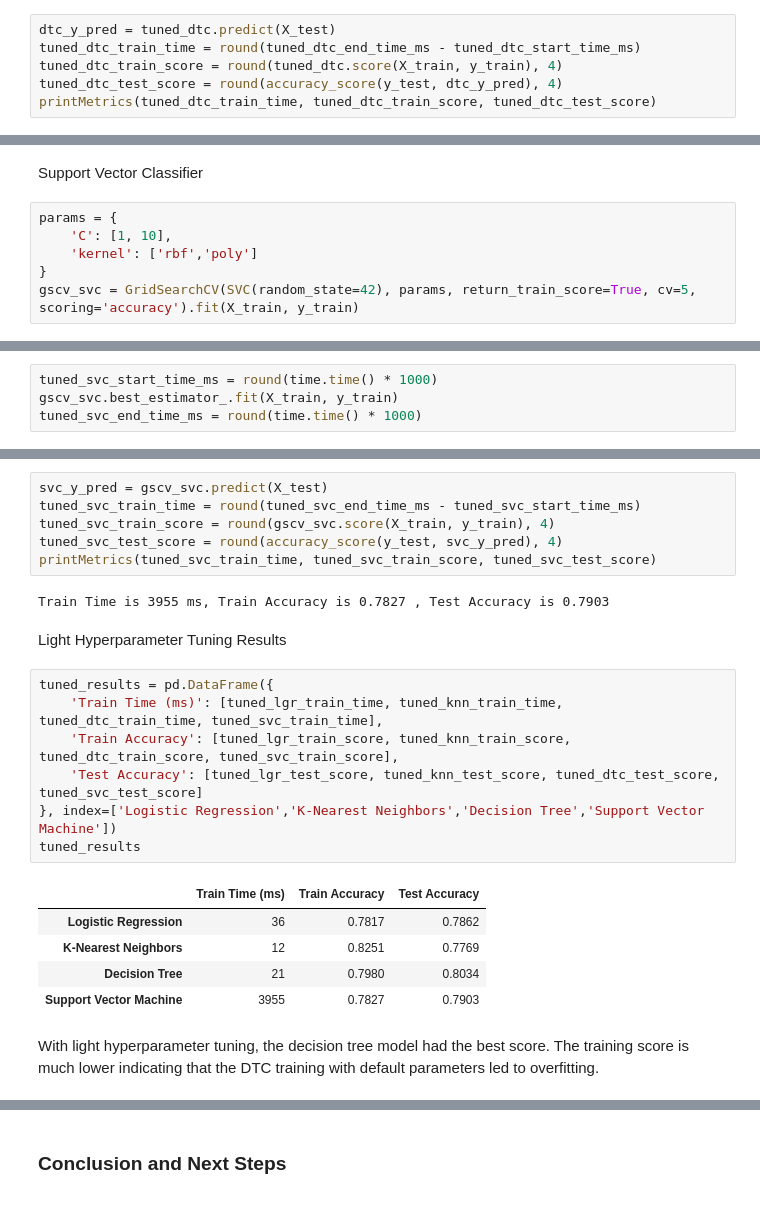
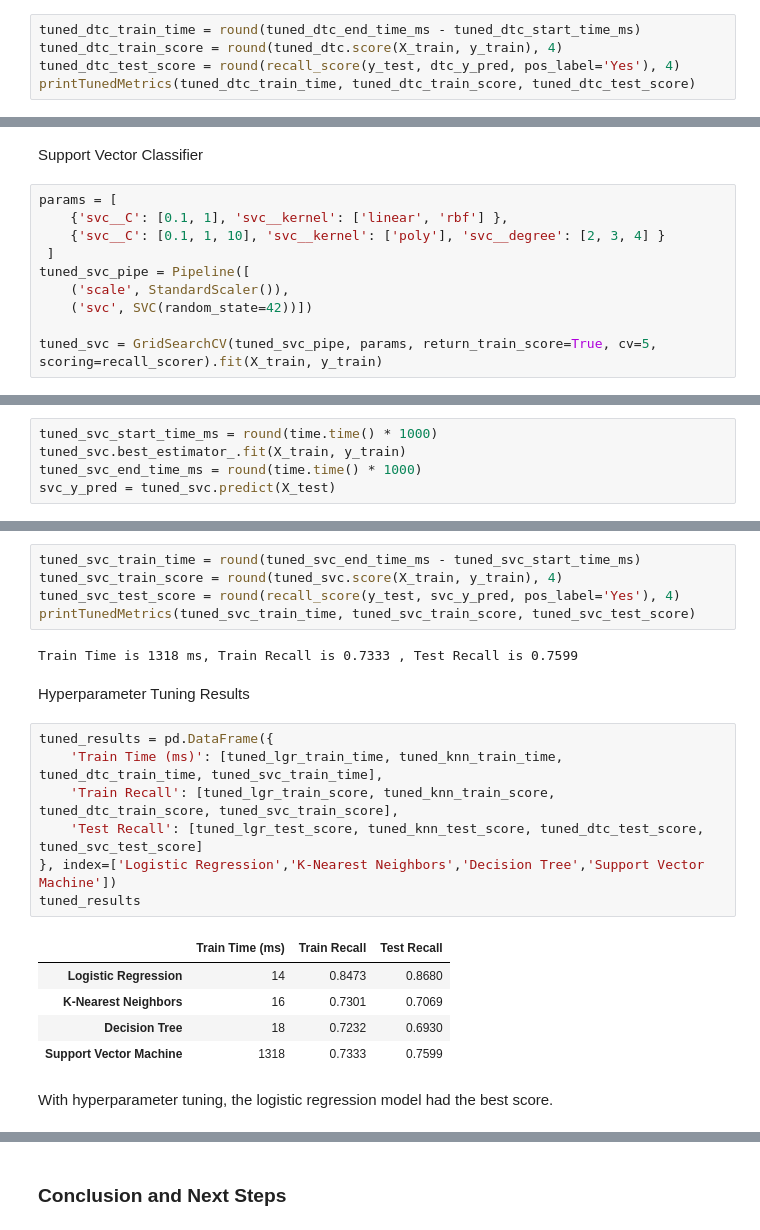
Before and after one commit to jeremystairs/UCB-MLAI-Capstone, a Jupyter notebook: capstone.ipynb, the cells around one changed output, grey strips where cells are left out. Cells and saved outputs as stored; diff of their text form.

```diff
--- a/capstone.ipynb
+++ b/capstone.ipynb
@@ -492,7 +566,6 @@ tuned_dtc_end_time_ms = round(time.time() * 1000)
 # %%
-dtc_y_pred = tuned_dtc.predict(X_test)
 tuned_dtc_train_time = round(tuned_dtc_end_time_ms - tuned_dtc_start_time_ms)
 tuned_dtc_train_score = round(tuned_dtc.score(X_train, y_train), 4)
-tuned_dtc_test_score = round(accuracy_score(y_test, dtc_y_pred), 4)
-printMetrics(tuned_dtc_train_time, tuned_dtc_train_score, tuned_dtc_test_score)
+tuned_dtc_test_score = round(recall_score(y_test, dtc_y_pred, pos_label='Yes'), 4)
+printTunedMetrics(tuned_dtc_train_time, tuned_dtc_train_score, tuned_dtc_test_score)
 # %% [output]
@@ -500,9 +573,13 @@ Train Time is 21 ms, Train Accuracy is 0.798 , Test Accuracy is 0.8034
 # %% [markdown]
 Support Vector Classifier
 # %%
-params = {
-    'C': [1, 10],
-    'kernel': ['rbf','poly']
-}
-gscv_svc = GridSearchCV(SVC(random_state=42), params, return_train_score=True, cv=5, scoring='accuracy').fit(X_train, y_train)
+params = [
+    {'svc__C': [0.1, 1], 'svc__kernel': ['linear', 'rbf'] },
+    {'svc__C': [0.1, 1, 10], 'svc__kernel': ['poly'], 'svc__degree': [2, 3, 4] }
+ ]
+tuned_svc_pipe = Pipeline([
+    ('scale', StandardScaler()),
+    ('svc', SVC(random_state=42))])
+
+tuned_svc = GridSearchCV(tuned_svc_pipe, params, return_train_score=True, cv=5, scoring=recall_scorer).fit(X_train, y_train)
 # %%
@@ -512,4 +589,5 @@ print(gscv_svc.best_params_)
 # %%
 tuned_svc_start_time_ms = round(time.time() * 1000)
-gscv_svc.best_estimator_.fit(X_train, y_train)
+tuned_svc.best_estimator_.fit(X_train, y_train)
 tuned_svc_end_time_ms = round(time.time() * 1000)
+svc_y_pred = tuned_svc.predict(X_test)
@@ -516,25 +604,24 @@ tuned_svc_end_time_ms = round(time.time() * 1000)
 # %%
-svc_y_pred = gscv_svc.predict(X_test)
 tuned_svc_train_time = round(tuned_svc_end_time_ms - tuned_svc_start_time_ms)
-tuned_svc_train_score = round(gscv_svc.score(X_train, y_train), 4)
-tuned_svc_test_score = round(accuracy_score(y_test, svc_y_pred), 4)
-printMetrics(tuned_svc_train_time, tuned_svc_train_score, tuned_svc_test_score)
+tuned_svc_train_score = round(tuned_svc.score(X_train, y_train), 4)
+tuned_svc_test_score = round(recall_score(y_test, svc_y_pred, pos_label='Yes'), 4)
+printTunedMetrics(tuned_svc_train_time, tuned_svc_train_score, tuned_svc_test_score)
 # %% [output]
-Train Time is 3955 ms, Train Accuracy is 0.7827 , Test Accuracy is 0.7903
+Train Time is 1318 ms, Train Recall is 0.7333 , Test Recall is 0.7599
 # %% [markdown]
-Light Hyperparameter Tuning Results
+Hyperparameter Tuning Results
 # %%
 tuned_results = pd.DataFrame({
     'Train Time (ms)': [tuned_lgr_train_time, tuned_knn_train_time, tuned_dtc_train_time, tuned_svc_train_time],
-    'Train Accuracy': [tuned_lgr_train_score, tuned_knn_train_score, tuned_dtc_train_score, tuned_svc_train_score],
-    'Test Accuracy': [tuned_lgr_test_score, tuned_knn_test_score, tuned_dtc_test_score, tuned_svc_test_score]
+    'Train Recall': [tuned_lgr_train_score, tuned_knn_train_score, tuned_dtc_train_score, tuned_svc_train_score],
+    'Test Recall': [tuned_lgr_test_score, tuned_knn_test_score, tuned_dtc_test_score, tuned_svc_test_score]
 }, index=['Logistic Regression','K-Nearest Neighbors','Decision Tree','Support Vector Machine'])
 tuned_results
 # %% [output]
-|  | Train Time (ms) | Train Accuracy | Test Accuracy |
-| Logistic Regression | 36 | 0.7817 | 0.7862 |
-| K-Nearest Neighbors | 12 | 0.8251 | 0.7769 |
-| Decision Tree | 21 | 0.7980 | 0.8034 |
-| Support Vector Machine | 3955 | 0.7827 | 0.7903 |
+|  | Train Time (ms) | Train Recall | Test Recall |
+| Logistic Regression | 14 | 0.8473 | 0.8680 |
+| K-Nearest Neighbors | 16 | 0.7301 | 0.7069 |
+| Decision Tree | 18 | 0.7232 | 0.6930 |
+| Support Vector Machine | 1318 | 0.7333 | 0.7599 |
 # %% [markdown]
-With light hyperparameter tuning, the decision tree model had the best score. The training score is much lower indicating that the DTC training with default parameters led to overfitting.
+With hyperparameter tuning, the logistic regression model had the best score.
```
Also changed, not shown: parts of 68 cells of this notebook, 2 other files.
